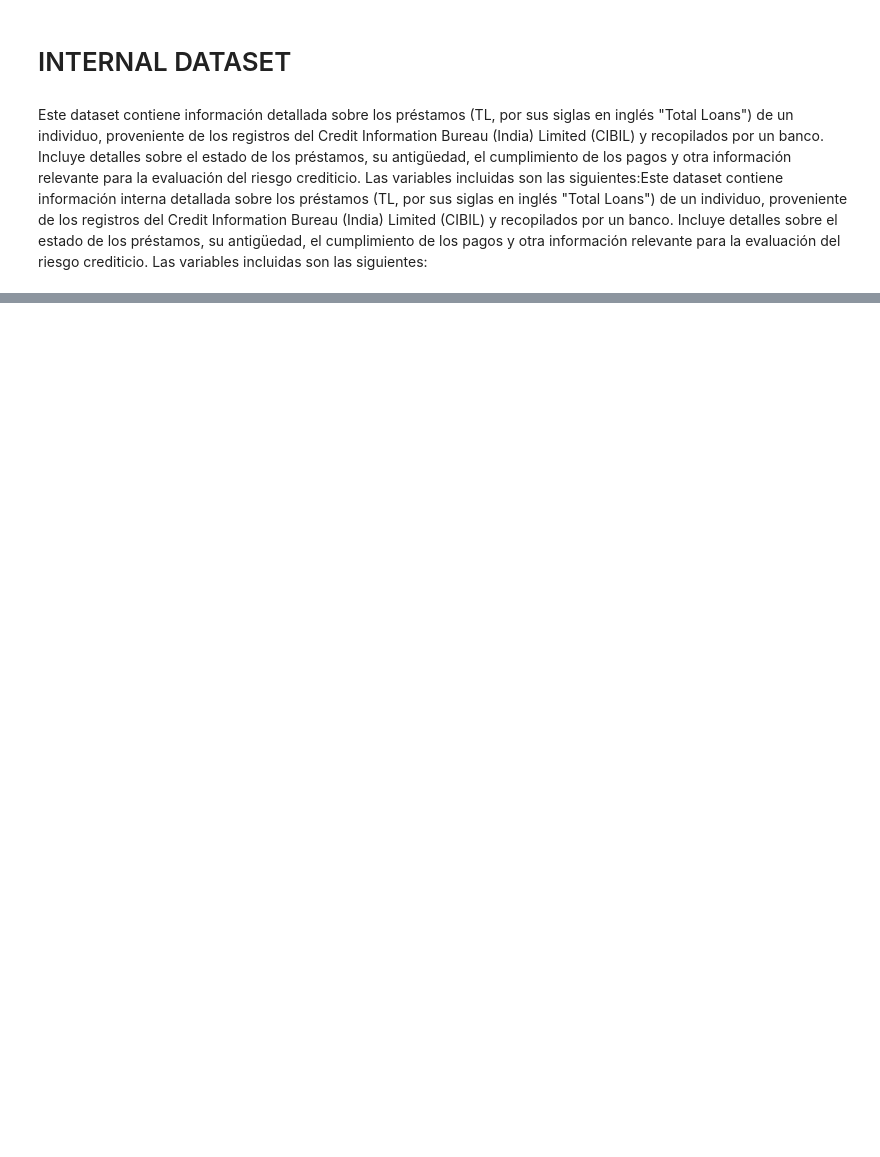
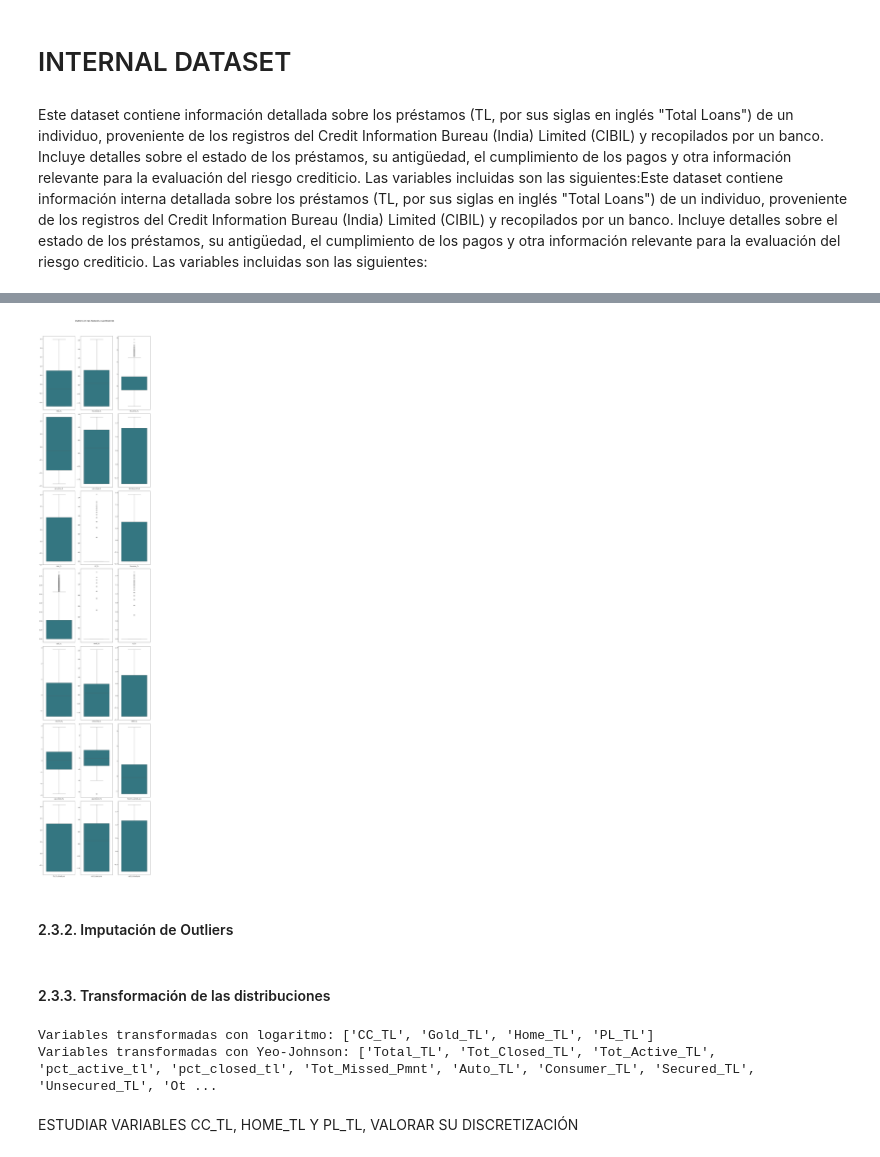
Before and after one commit to Ismaelasoo/ML-Credit-Scoring, a Jupyter notebook: Internal_EDA.ipynb, the cells around one changed output, grey strips where cells are left out. Cells and saved outputs as stored; diff of their text form; code cells hidden in the pictures; blank space fills up the shorter version.

Commit message:
Internal_1

```diff
--- a/Internal_EDA.ipynb
+++ b/Internal_EDA.ipynb
@@ -21,0 +179,13 @@ Este dataset contiene información detallada sobre los préstamos (TL, por sus s
+# %%
+# Definir las nuevas columnas y sus variables correspondientes
+pca_columns = {
+    'Total_TL_opened_pca': ['Total_TL_opened_L6M', 'Total_TL_opened_L12M'],
+    'Tot_TL_closed_pca': ['Tot_TL_closed_L6M', 'Tot_TL_closed_L12M'],
+    'pct_tl_open_pca': ['pct_tl_open_L6M', 'pct_tl_open_L12M'],
+    'pct_tl_closed_pca': ['pct_tl_closed_L6M', 'pct_tl_closed_L12M']
+}
+
+# Aplicar PCA para cada conjunto de variables en el diccionario
+for new_col, variables in pca_columns.items():
+    internal[new_col] = agregacion_pca(internal, 1, *variables)
+    internal.drop(columns=variables, inplace=True)
@@ -21,0 +208,4 @@ Este dataset contiene información detallada sobre los préstamos (TL, por sus s
+# %%
+# Creamos una variable con las variables numéricas
+numeric_features = internal.select_dtypes(include=[np.number]).columns
+numeric_features = numeric_features.drop(['PROSPECTID'])
@@ -21,0 +302,63 @@ Este dataset contiene información detallada sobre los préstamos (TL, por sus s
+# %%
+def plot_outliers_boxplots(df, numeric_features, palette='Set2', figsize=(12, 60)):
+    """
+    Dibuja boxplots para detectar outliers en las características numéricas.
+
+    Parámetros:
+    df: DataFrame que contiene los datos a visualizar.
+    numeric_features: Lista de nombres de las columnas numéricas a analizar.
+    palette: Paleta de colores para los gráficos (por defecto 'Set2').
+    figsize: Tamaño de la figura para los subgráficos (por defecto (12, 60)).
+    """
+    # Configuración de estilo
+    sns.set_palette(palette)
+
+    color_viridis = sns.color_palette('viridis')[2]
+    plt.figure(figsize=figsize)
+
+    # Dibujar un boxplot por cada columna numérica
+    for i, column in enumerate(numeric_features):
+        plt.subplot(7, 3, i + 1)
+        sns.boxplot(data=df[[column]], color=color_viridis)
+
+    # Mostrar título y ajustar el layout
+    plt.suptitle('Outliers en las features cuantitativas', fontsize=16)
+    plt.tight_layout(rect=[0, 0, 1, 0.96])
+    plt.show()
+
+# Llamada a la función
+plot_outliers_boxplots(internal, numeric_features)
+# %% [output]
+[figure, added]
+# %% [markdown]
+#### 2.3.2. Imputación de Outliers
+# %% [markdown]
+#### 2.3.3. Transformación de las distribuciones
+# %%
+# Inicializar listas para variables transformadas
+log_transformed = []
+yeo_johnson_transformed = []
+
+# Iterar sobre las características numéricas
+for col in numeric_features:
+    series = internal[col]
+
+    # Si la asimetría es mayor que 1.5, aplicar transformación logarítmica
+    if skew(series) > 1.5:
+        internal[col] = np.log1p(series)
+        log_transformed.append(col)
+
+    # Si es un flotante, aplicar transformación Box-Cox
+    else:
+        yeo_johnson = PowerTransformer(method='yeo-johnson')
+        internal[col] = yeo_johnson.fit_transform(series.values.reshape(-1, 1)).flatten()
+        yeo_johnson_transformed.append(col)
+
+# Imprimir las listas de variables transformadas
+print(f'Variables transformadas con logaritmo: {log_transformed}')
+print(f'Variables transformadas con Yeo-Johnson: {yeo_johnson_transformed}')
+# %% [output]
+Variables transformadas con logaritmo: ['CC_TL', 'Gold_TL', 'Home_TL', 'PL_TL']
+Variables transformadas con Yeo-Johnson: ['Total_TL', 'Tot_Closed_TL', 'Tot_Active_TL', 'pct_active_tl', 'pct_closed_tl', 'Tot_Missed_Pmnt', 'Auto_TL', 'Consumer_TL', 'Secured_TL', 'Unsecured_TL', 'Ot ...
+# %% [markdown]
+ESTUDIAR VARIABLES CC_TL, HOME_TL Y PL_TL, VALORAR SU DISCRETIZACIÓN
```
Also changed, not shown: parts of 20 cells of this notebook.
